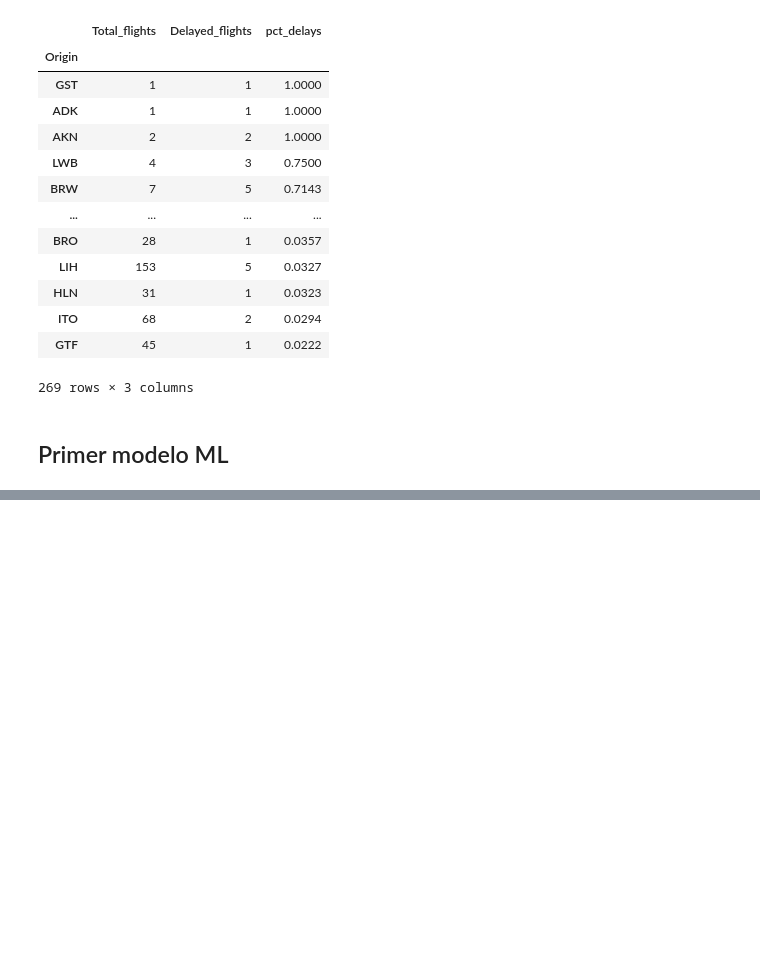
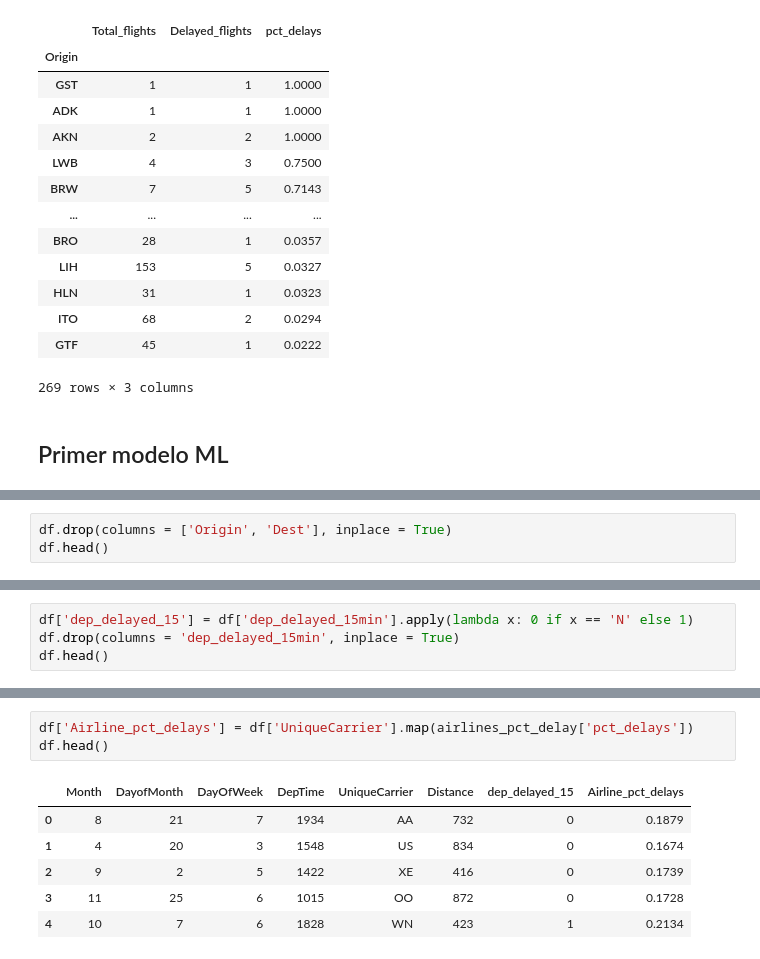
Before and after one commit to Estebancid/kaggle_flight_delays_prediction, a Jupyter notebook: predictor_delays.ipynb, the cells around one changed output, grey strips where cells are left out. Cells and saved outputs as stored; diff of their text form; blank space fills up the shorter version.

```diff
--- a/predictor_delays.ipynb
+++ b/predictor_delays.ipynb
@@ -316,0 +321,3 @@ origin_pct_delay
+# %%
+df.drop(columns = ['Origin', 'Dest'], inplace = True)
+df.head()
@@ -316,0 +333,4 @@ origin_pct_delay
+# %%
+df['dep_delayed_15'] = df['dep_delayed_15min'].apply(lambda x: 0 if x == 'N' else 1)
+df.drop(columns = 'dep_delayed_15min', inplace = True)
+df.head()
@@ -325,0 +356,10 @@ df.head()
+# %%
+df['Airline_pct_delays'] = df['UniqueCarrier'].map(airlines_pct_delay['pct_delays'])
+df.head()
+# %% [output]
+|  | Month | DayofMonth | DayOfWeek | DepTime | UniqueCarrier | Distance | dep_delayed_15 | Airline_pct_delays |
+| 0 | 8 | 21 | 7 | 1934 | AA | 732 | 0 | 0.1879 |
+| 1 | 4 | 20 | 3 | 1548 | US | 834 | 0 | 0.1674 |
+| 2 | 9 | 2 | 5 | 1422 | XE | 416 | 0 | 0.1739 |
+| 3 | 11 | 25 | 6 | 1015 | OO | 872 | 0 | 0.1728 |
+| 4 | 10 | 7 | 6 | 1828 | WN | 423 | 1 | 0.2134 |
```
Also changed, not shown: parts of 13 cells of this notebook.
